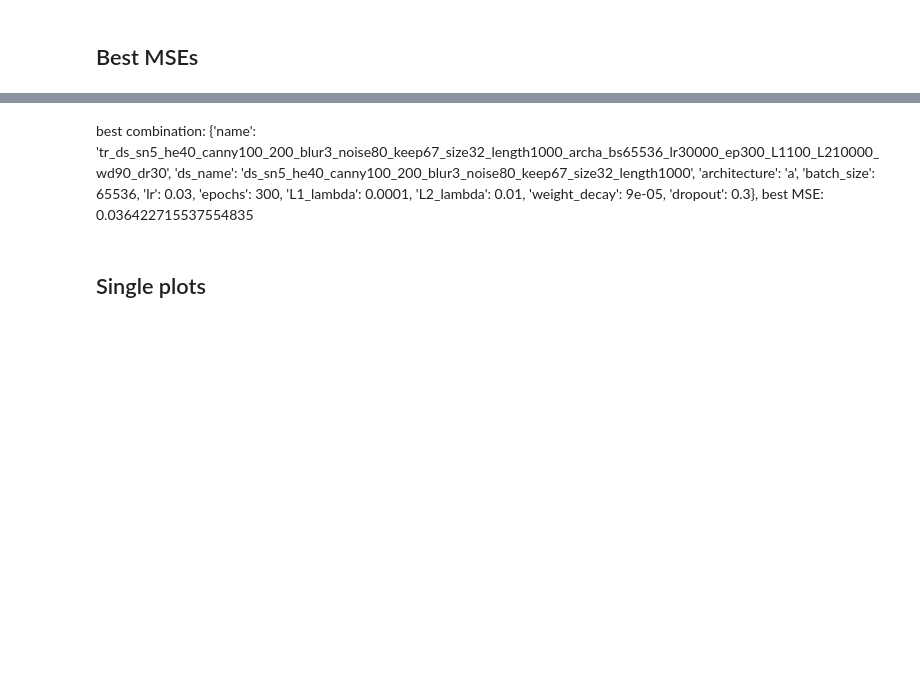
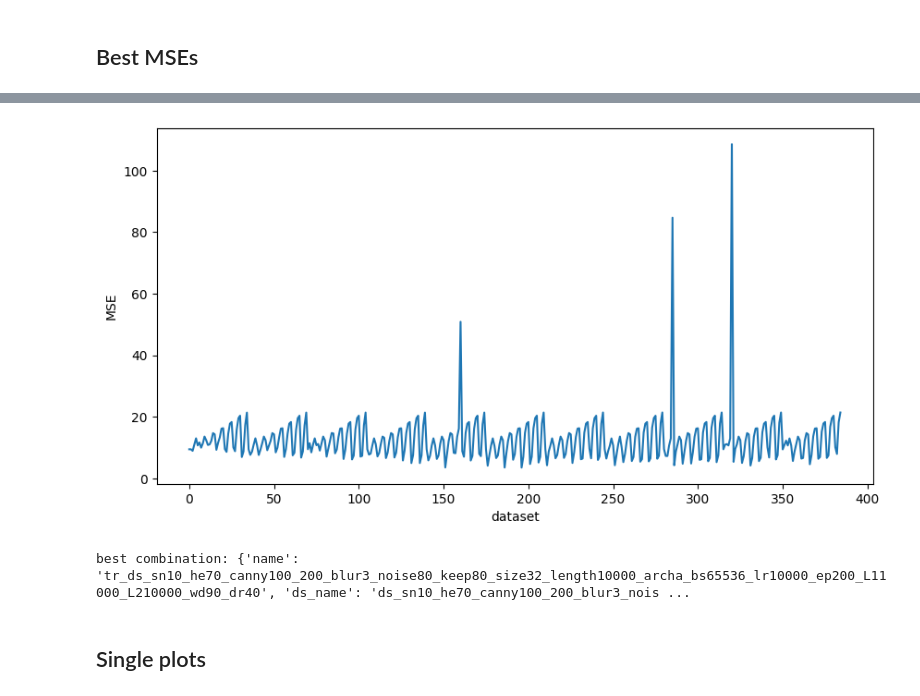
Before and after one commit to matgrand/bfmc_2022, a Jupyter notebook: combination_trainer.ipynb, the cells around one changed output, grey strips where cells are left out. Cells and saved outputs as stored; diff of their text form; code cells hidden in the pictures; blank space fills up the shorter version.

```diff
--- a/combination_trainer.ipynb
+++ b/combination_trainer.ipynb
@@ -213,20 +229,21 @@ print(f'best combination: {best_combination}, best MSE: {best_MSE}')
 # %%
 #BEST result REAL_NOISY_DATASETS
 best_combination, best_MSE, all_MSE = get_best_result(trainings_combinations, eval_datasets=REAL_NOISY_DATASETS, device=device)
 
 #plot mses
 fig, ax = plt.subplots(figsize=(10, 5))
 # ax.scatter(np.arange(len(all_MSE)), all_MSE)
-ax.plot(np.arange(len(all_MSE)), all_MSE)
+ax.plot(np.arange(len(all_MSE)), np.rad2deg(np.sqrt(all_MSE)))
 ax.set_xlabel('dataset')
 ax.set_ylabel('MSE')
 #y limits
 # ax.set_ylim(0, 0.2)
 plt.show()
 
 print(f'best combination: {best_combination}, best MSE: {best_MSE}')
+# %% [output]
+[figure, added]
+best combination: {'name': 'tr_ds_sn10_he70_canny100_200_blur3_noise80_keep80_size32_length10000_archa_bs65536_lr10000_ep200_L11000_L210000_wd90_dr40', 'ds_name': 'ds_sn10_he70_canny100_200_blur3_nois ...
-# %% [markdown]
-best combination: {'name': 'tr_ds_sn5_he40_canny100_200_blur3_noise80_keep67_size32_length1000_archa_bs65536_lr30000_ep300_L1100_L210000_wd90_dr30', 'ds_name': 'ds_sn5_he40_canny100_200_blur3_noise80_keep67_size32_length1000', 'architecture': 'a', 'batch_size': 65536, 'lr': 0.03, 'epochs': 300, 'L1_lambda': 0.0001, 'L2_lambda': 0.01, 'weight_decay': 9e-05, 'dropout': 0.3}, best MSE: 0.036422715537554835
 # %% [markdown]
 ## Single plots
 # %%
```
Also changed, not shown: parts of 16 cells of this notebook, 6 other files.
